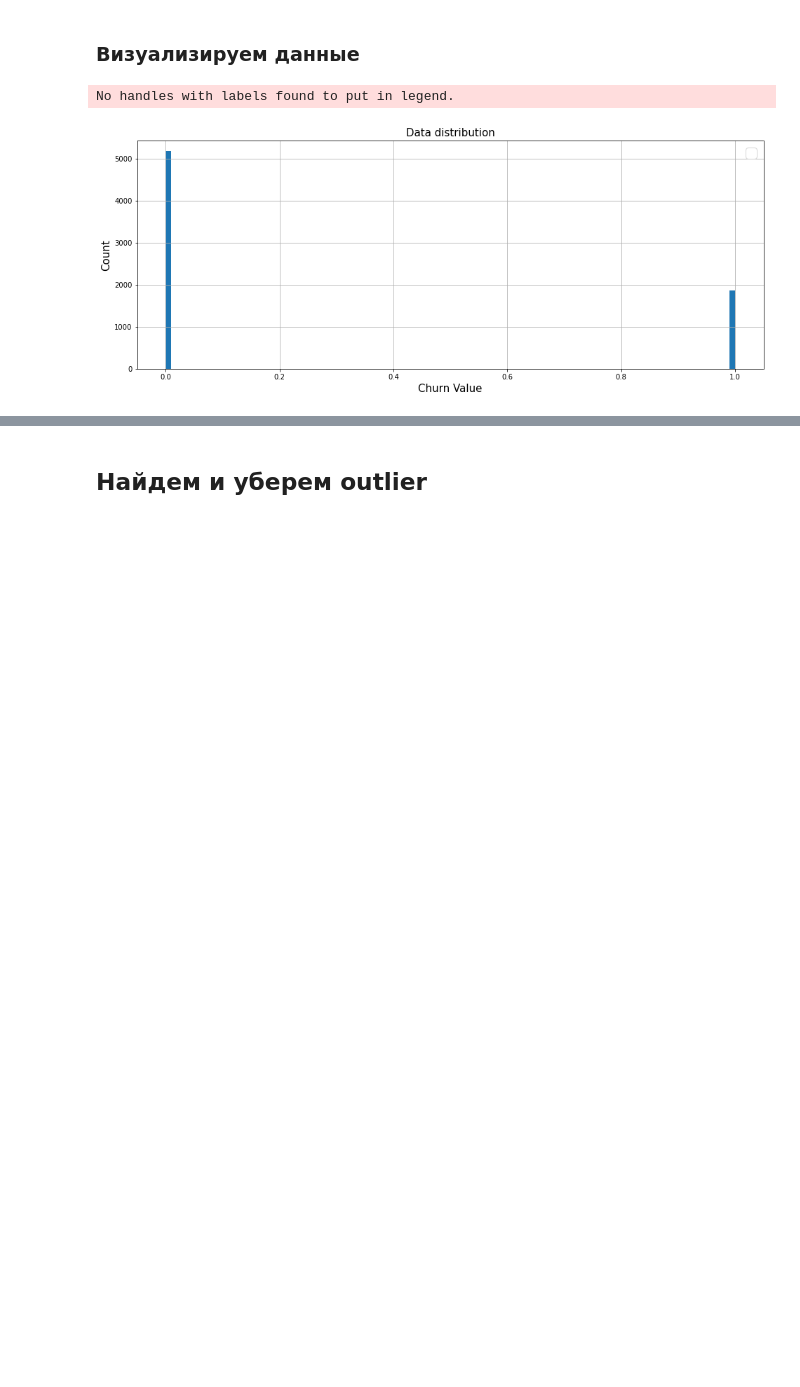
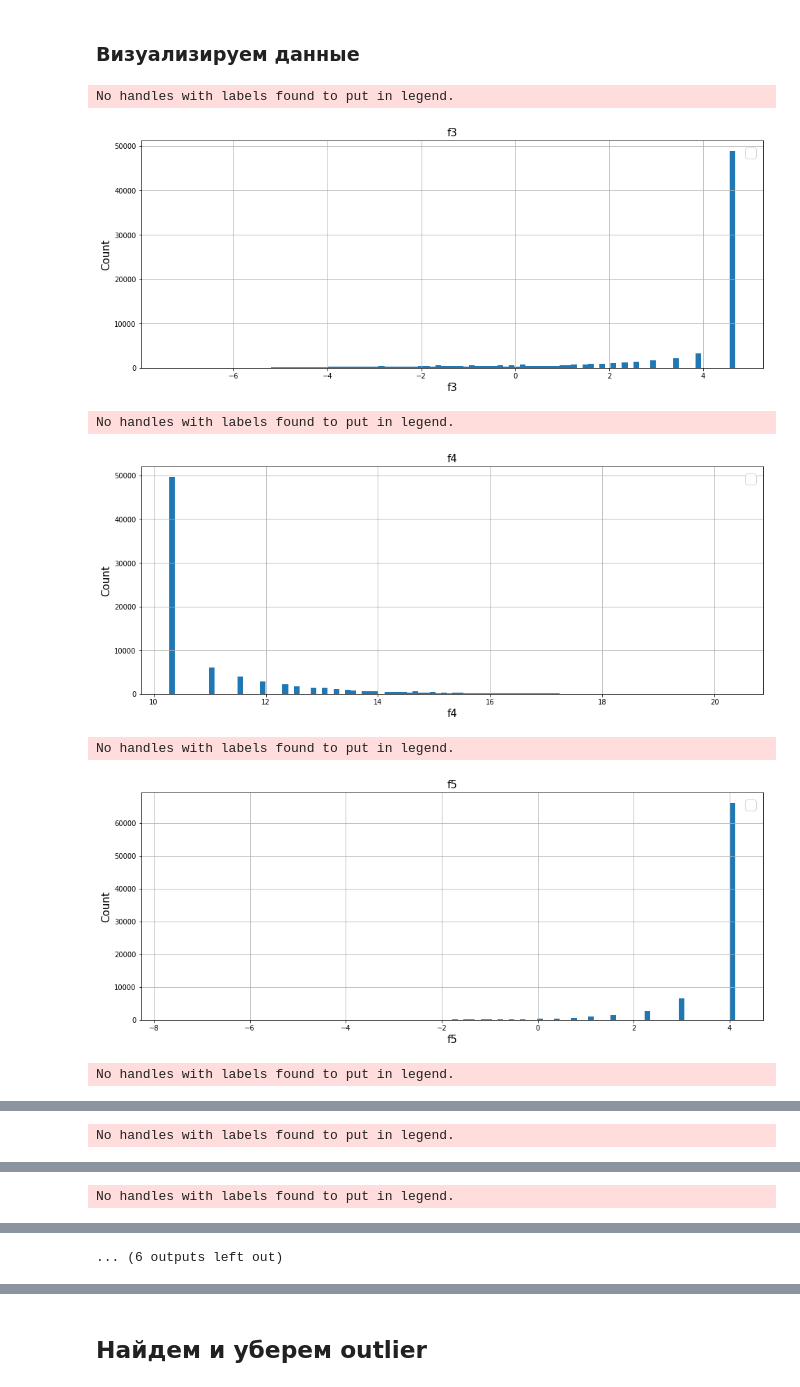
Before and after one commit to Svito-zar/ML_Tutorial_For_Robot_Dreams, a Jupyter notebook: In_class/practice-2-knn.ipynb, the cells around one changed output, grey strips where cells are left out. Saved outputs shown, nothing was run; the diff lists cells and outputs as text; code cells hidden in the pictures; blank space fills up the shorter version.

```diff
--- a/In_class/practice-2-knn.ipynb
+++ b/In_class/practice-2-knn.ipynb
@@ -35,6 +35,6 @@ import csv
 # %%
 # https://en.wikipedia.org/wiki/Churn_rate
-data_file = "../data/Telco_customer_churn_2020.csv"
+data_file = "../data/criteo-uplift-v2.1.csv"
 df = pd.read_csv(data_file, encoding = "utf-8" , engine='python')
 
 print(df.columns)
@@ -78,7 +80,7 @@ CLTV  corr:  -0.1274631017174495
 # %% [markdown]
 ### Объединяем
-# %%
-df_tenure =  df['Tenure Months']
-df_charges = df['Monthly Charges']
-df_churn = df['Churn Value']
-df = pd.concat([df_tenure, df_charges, df_churn], axis=1).dropna()
+# %%
+# выберем лучшие фичи
+features = ['f3', 'f4', 'f5', 'f6', 'f8', 'f9', 'f10', 'f11']
+df = df[features+['conversion']]
+print (df.columns)
@@ -85,12 +89,18 @@ df = pd.concat([df_tenure, df_charges, df_churn], axis=1).dropna()
 # %% [markdown]
 ### Визуализируем данные
 # %%
-df['Churn Value'].hist(bins=100, figsize=(16,6))
-plt.title('Data distribution', fontsize=15)
-plt.xlabel('Churn Value', fontsize=15)
-plt.ylabel('Count', fontsize=15)
-plt.legend(fontsize=20)
-plt.show()
+for col in df.columns:
+    df[col].hist(bins=100, figsize=(16,6))
+    plt.title(col, fontsize=15)
+    plt.xlabel(col, fontsize=15)
+    plt.ylabel('Count', fontsize=15)
+    plt.legend(fontsize=20)
+    plt.show()
 # %% [output]
 No handles with labels found to put in legend.
-[figure, old version]
+[figure, new version]
+No handles with labels found to put in legend.
+[figure, added]
+No handles with labels found to put in legend.
+[figure, added]
+No handles with labels found to put in legend.
@@ -96,0 +108 @@ No handles with labels found to put in legend.
+No handles with labels found to put in legend.
@@ -96,0 +110 @@ No handles with labels found to put in legend.
+No handles with labels found to put in legend.
@@ -96,0 +112 @@ No handles with labels found to put in legend.
+... (6 outputs left out)
```
Also changed, not shown: parts of 21 cells of this notebook, 3 other files.
